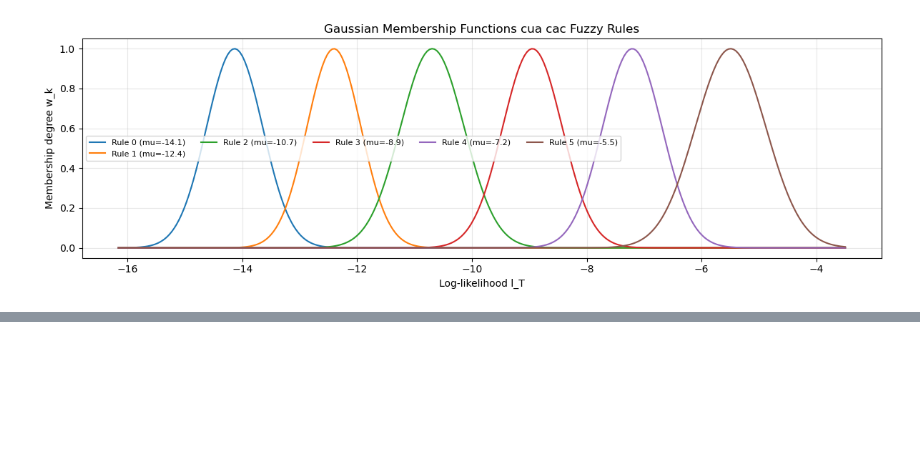
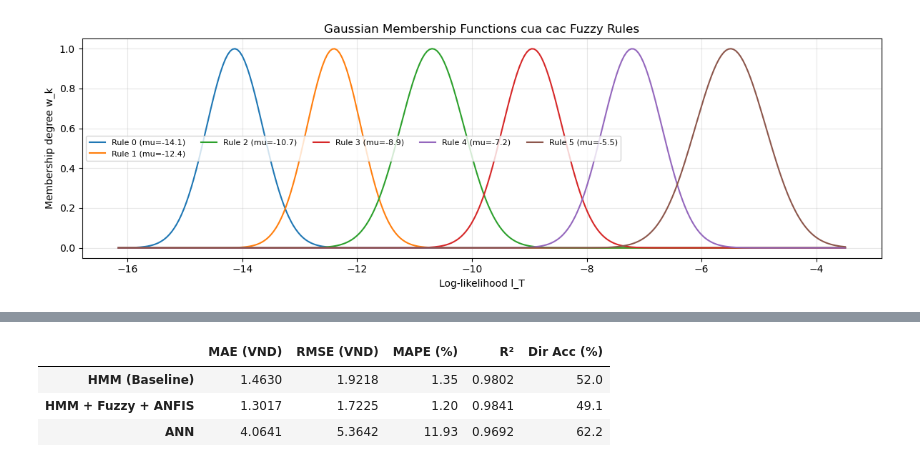
Before and after one commit to minhhuysgdev/markov-hidden-model, a Jupyter notebook: hmm_fuzzy_anfis_fpt.ipynb, the cells around one changed output, grey strips where cells are left out. Drawn from its saved outputs; the diff is of its cells as text; code cells hidden in the pictures; blank space fills up the shorter version.

```diff
--- a/hmm_fuzzy_anfis_fpt.ipynb
+++ b/hmm_fuzzy_anfis_fpt.ipynb
@@ -578,0 +715,29 @@ plt.show()
+# %%
+from sklearn.metrics import mean_absolute_error, mean_squared_error, r2_score
+
+def eval_reg(y_true, y_pred, ref_close):
+    mae  = mean_absolute_error(y_true, y_pred)
+    rmse = np.sqrt(mean_squared_error(y_true, y_pred))
+    mape = np.mean(np.abs((y_true - y_pred) / (y_true + 1e-9))) * 100
+    r2   = r2_score(y_true, y_pred)
+    prev = np.concatenate([[ref_close], y_true[:-1]])
+    dir_acc = (np.sign(y_true - prev) == np.sign(y_pred - prev)).mean() * 100
+    return {'MAE (VND)': mae, 'RMSE (VND)': rmse,
+            'MAPE (%)': mape, 'R²': r2, 'Dir Acc (%)': dir_acc}
+
+df_cmp = pd.DataFrame({
+    'HMM (Baseline)':      eval_reg(actual_close,   hmm_base_pred,  test_close[0]),
+    'HMM + Fuzzy + ANFIS': eval_reg(actual_close,   pred_close,     test_close[0]),
+    'ANN':                 eval_reg(ann_true_close,  ann_pred_close, ann_true_close[0]),
+}).T
+
+df_cmp.round(4).style\
+    .background_gradient(cmap='Blues',  subset=['R²', 'Dir Acc (%)'])\
+    .background_gradient(cmap='Reds_r', subset=['MAE (VND)', 'RMSE (VND)', 'MAPE (%)'])\
+    .format({'MAE (VND)':'{:.4f}','RMSE (VND)':'{:.4f}',
+             'MAPE (%)':'{:.2f}','R²':'{:.4f}','Dir Acc (%)':'{:.1f}'})
+# %% [output]
+|  | MAE (VND) | RMSE (VND) | MAPE (%) | R² | Dir Acc (%) |
+| HMM (Baseline) | 1.4630 | 1.9218 | 1.35 | 0.9802 | 52.0 |
+| HMM + Fuzzy + ANFIS | 1.3017 | 1.7225 | 1.20 | 0.9841 | 49.1 |
+| ANN | 4.0641 | 5.3642 | 11.93 | 0.9692 | 62.2 |
```
Also changed, not shown: parts of 13 cells of this notebook, 1 other file.
